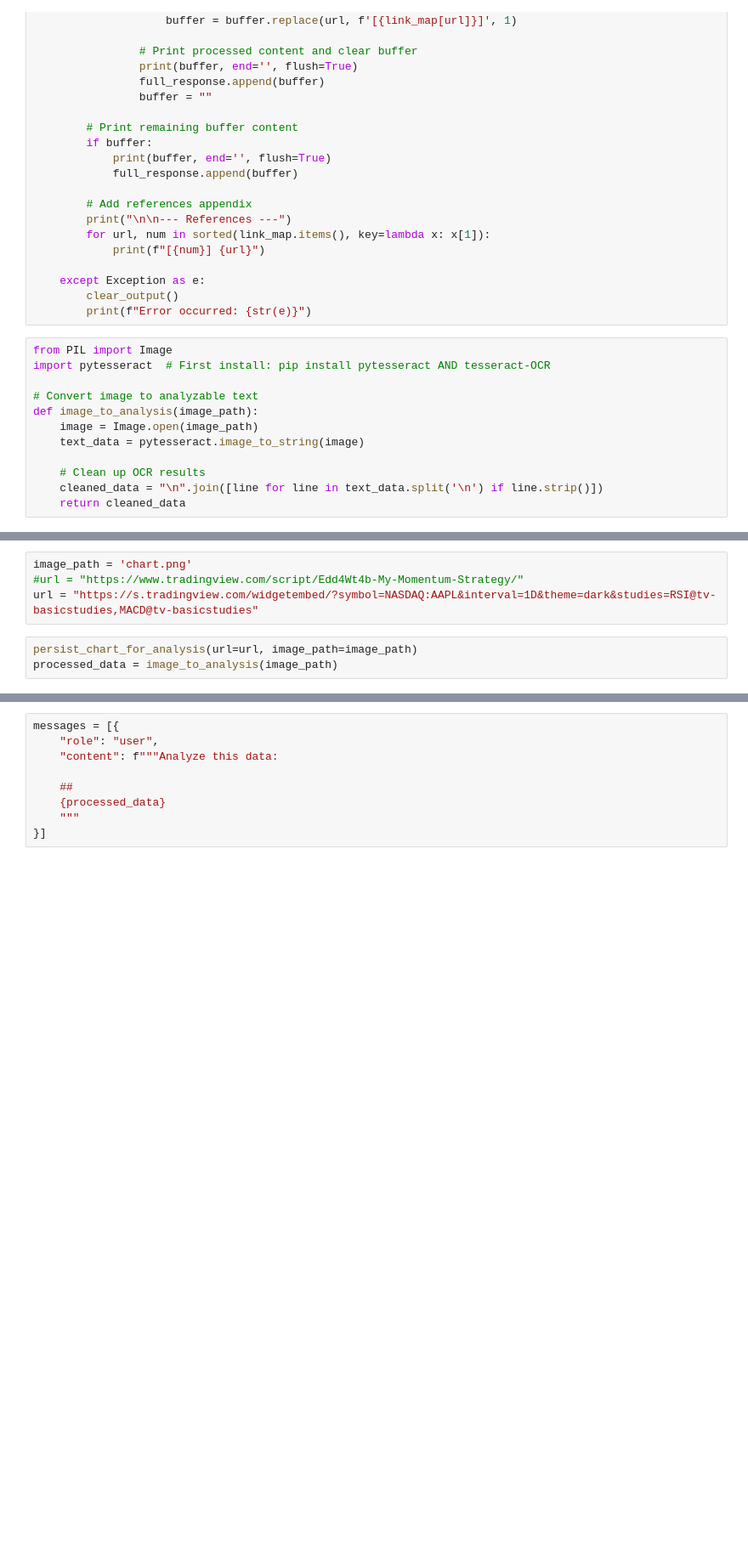
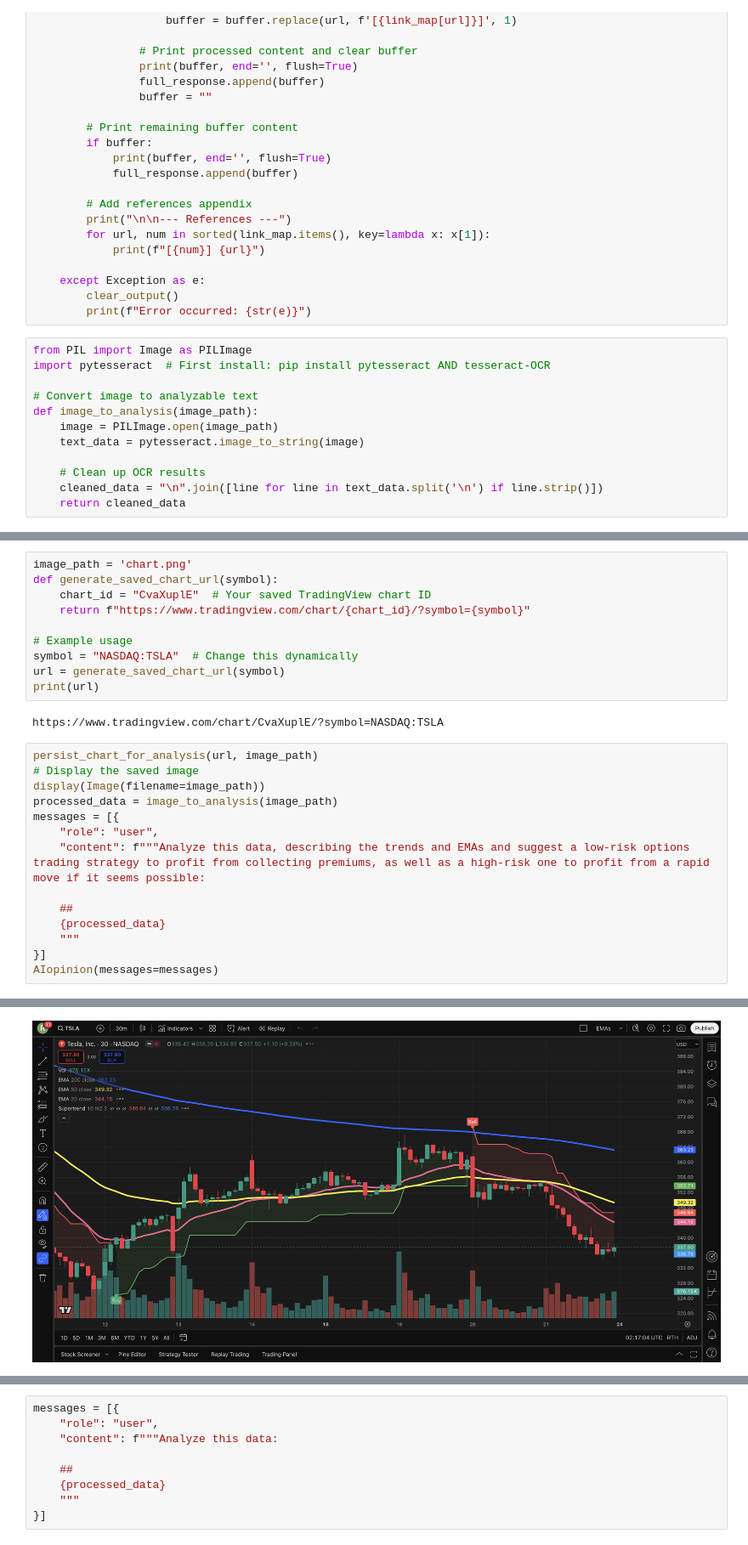
Before and after one commit to rcosta-git/CandleSage, a Jupyter notebook: Notebooks/AI_chart.ipynb, the cells around one changed output, grey strips where cells are left out. Shown: that part at 85% size. Drawn from its saved outputs; the diff is of its cells as text; blank space fills up the shorter version.

```diff
--- a/Notebooks/AI_chart.ipynb
+++ b/Notebooks/AI_chart.ipynb
@@ -67,12 +142,12 @@ def AIopinion(messages):
         clear_output()
         print(f"Error occurred: {str(e)}")
 # %%
-from PIL import Image
+from PIL import Image as PILImage
 import pytesseract  # First install: pip install pytesseract AND tesseract-OCR
 
 # Convert image to analyzable text
 def image_to_analysis(image_path):
-    image = Image.open(image_path)
+    image = PILImage.open(image_path)
     text_data = pytesseract.image_to_string(image)
 
     # Clean up OCR results
@@ -96,7 +212,27 @@ def persist_chart_for_analysis(url, image_path):
 # %%
 image_path = 'chart.png'
-#url = "https://www.tradingview.com/script/Edd4Wt4b-My-Momentum-Strategy/"
-url = "https://s.tradingview.com/widgetembed/?symbol=NASDAQ:AAPL&interval=1D&theme=dark&studies=RSI@tv-basicstudies,MACD@tv-basicstudies"
+def generate_saved_chart_url(symbol):
+    chart_id = "CvaXuplE"  # Your saved TradingView chart ID
+    return f"https://www.tradingview.com/chart/{chart_id}/?symbol={symbol}"
+
+# Example usage
+symbol = "NASDAQ:TSLA"  # Change this dynamically
+url = generate_saved_chart_url(symbol)
+print(url)
+# %% [output]
+https://www.tradingview.com/chart/CvaXuplE/?symbol=NASDAQ:TSLA
 # %%
-persist_chart_for_analysis(url=url, image_path=image_path)
+persist_chart_for_analysis(url, image_path)
+# Display the saved image
+display(Image(filename=image_path))
 processed_data = image_to_analysis(image_path)
+messages = [{
+    "role": "user",
+    "content": f"""Analyze this data, describing the trends and EMAs and suggest a low-risk options trading strategy to profit from collecting premiums, as well as a high-risk one to profit from a rapid move if it seems possible:
+
+    ##
+    {processed_data}
+    """
+}]
+AIopinion(messages=messages)
+# %% [output]
@@ -102,0 +245 @@ processed_data = image_to_analysis(image_path)
+[figure, added]
```
Also changed, not shown: parts of 7 cells of this notebook, 2 other files.
